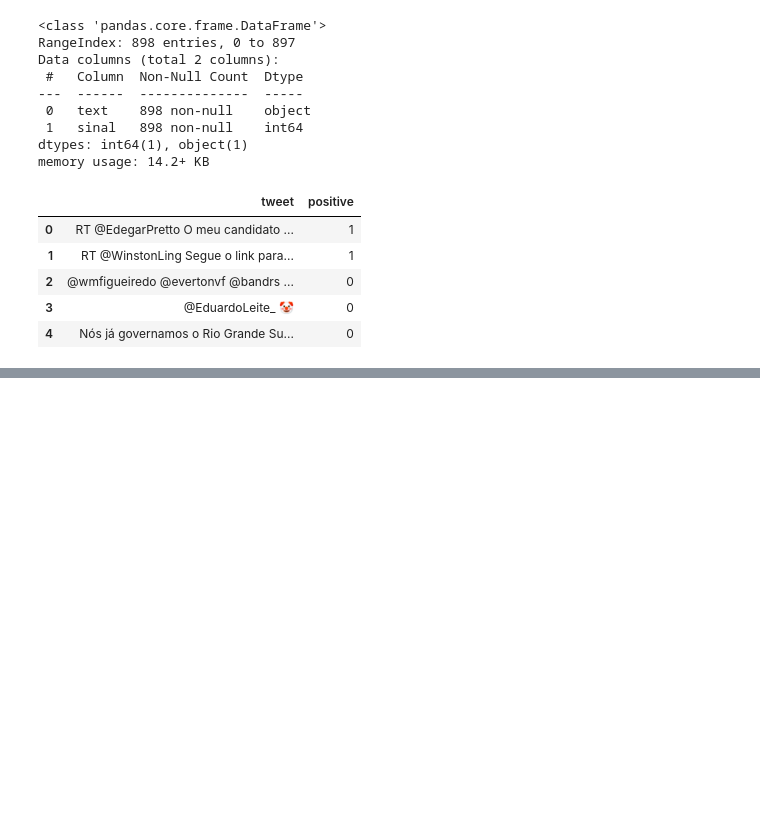
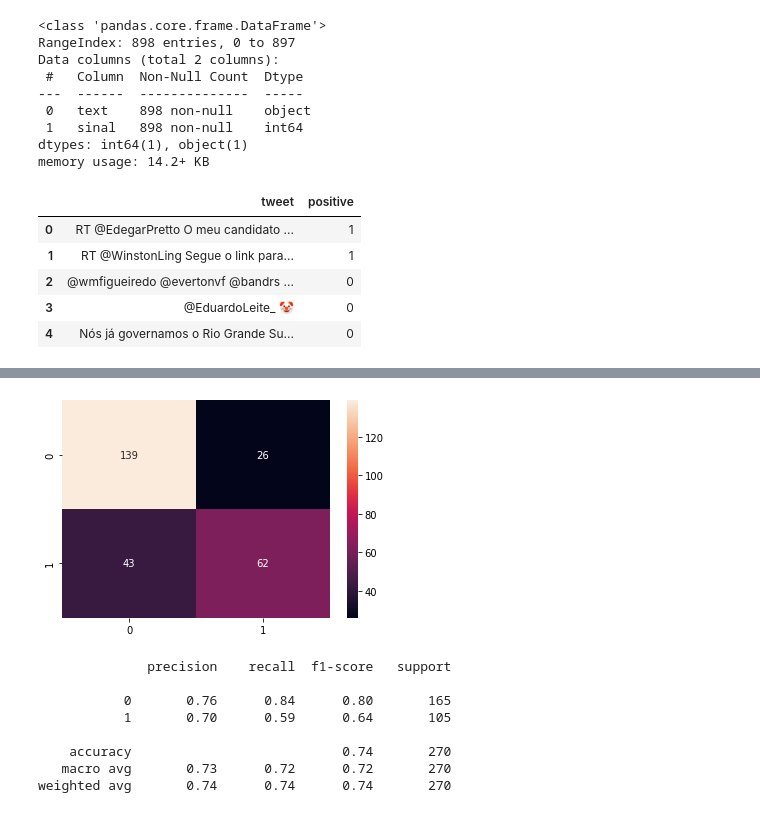
Before and after one commit to macedoti13/Election-Tweets-Sentiment-Analysis, a Jupyter notebook: dev.ipynb, the cells around one changed output, grey strips where cells are left out. Drawn from its saved outputs; the diff is of its cells as text; code cells hidden in the pictures; blank space fills up the shorter version.

```diff
--- a/dev.ipynb
+++ b/dev.ipynb
@@ -155,0 +213,22 @@ def tokenize(text):
+# %%
+from xgboost import XGBClassifier
+pipeline_xg = Pipeline([
+    ('vect', CountVectorizer(tokenizer=tokenize)),
+    ('tfidf', TfidfTransformer()),
+    ('moc', XGBClassifier())
+])
+pipeline_xg.fit(X_train, y_train)
+y_pred = pipeline_xg.predict(X_test)
+sns.heatmap(confusion_matrix(y_test, y_pred), annot=True, fmt=".0f")
+plt.show()
+print(classification_report(y_test, y_pred))
+# %% [output]
+[figure, added]
+              precision    recall  f1-score   support
+
+           0       0.76      0.84      0.80       165
+           1       0.70      0.59      0.64       105
+
+    accuracy                           0.74       270
+   macro avg       0.73      0.72      0.72       270
+weighted avg       0.74      0.74      0.74       270
```
Also changed, not shown: parts of 12 cells of this notebook.
